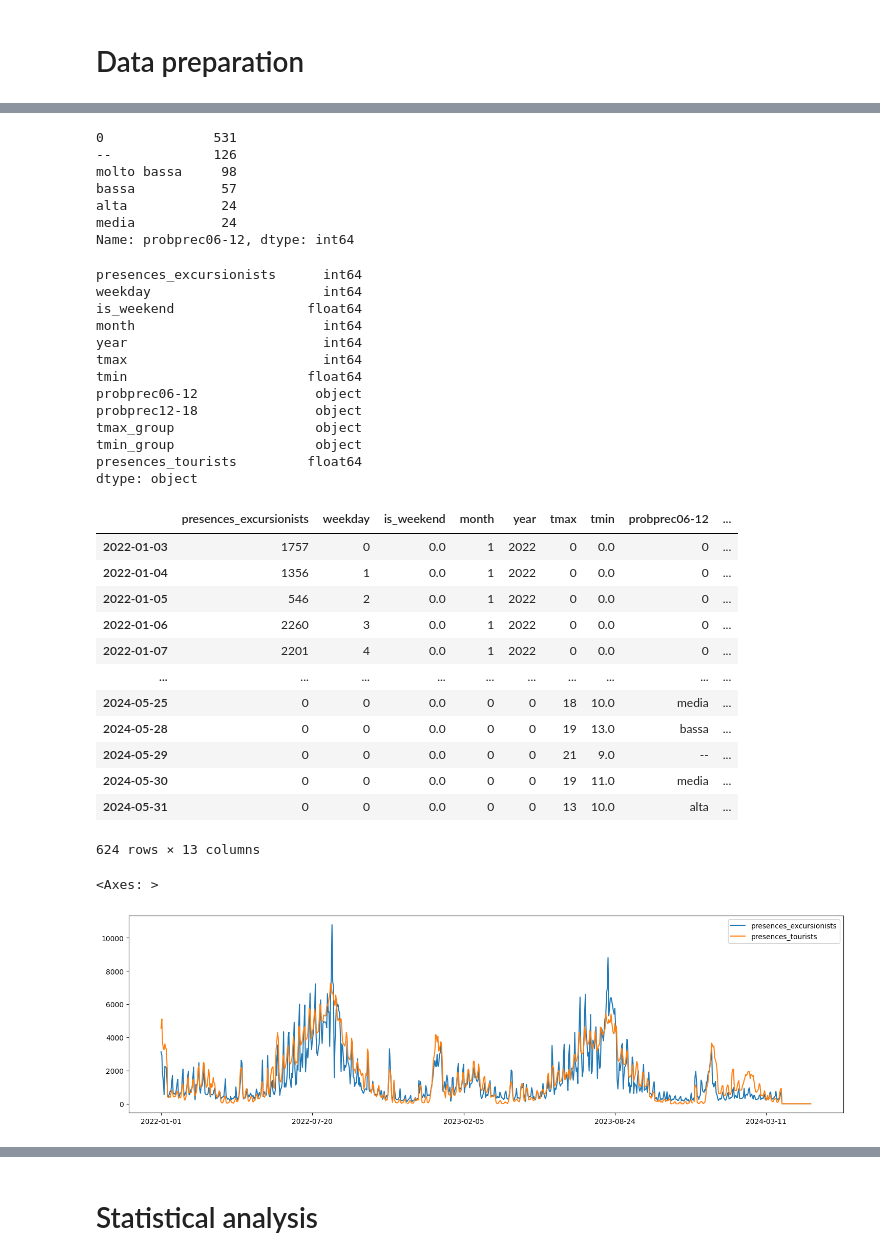
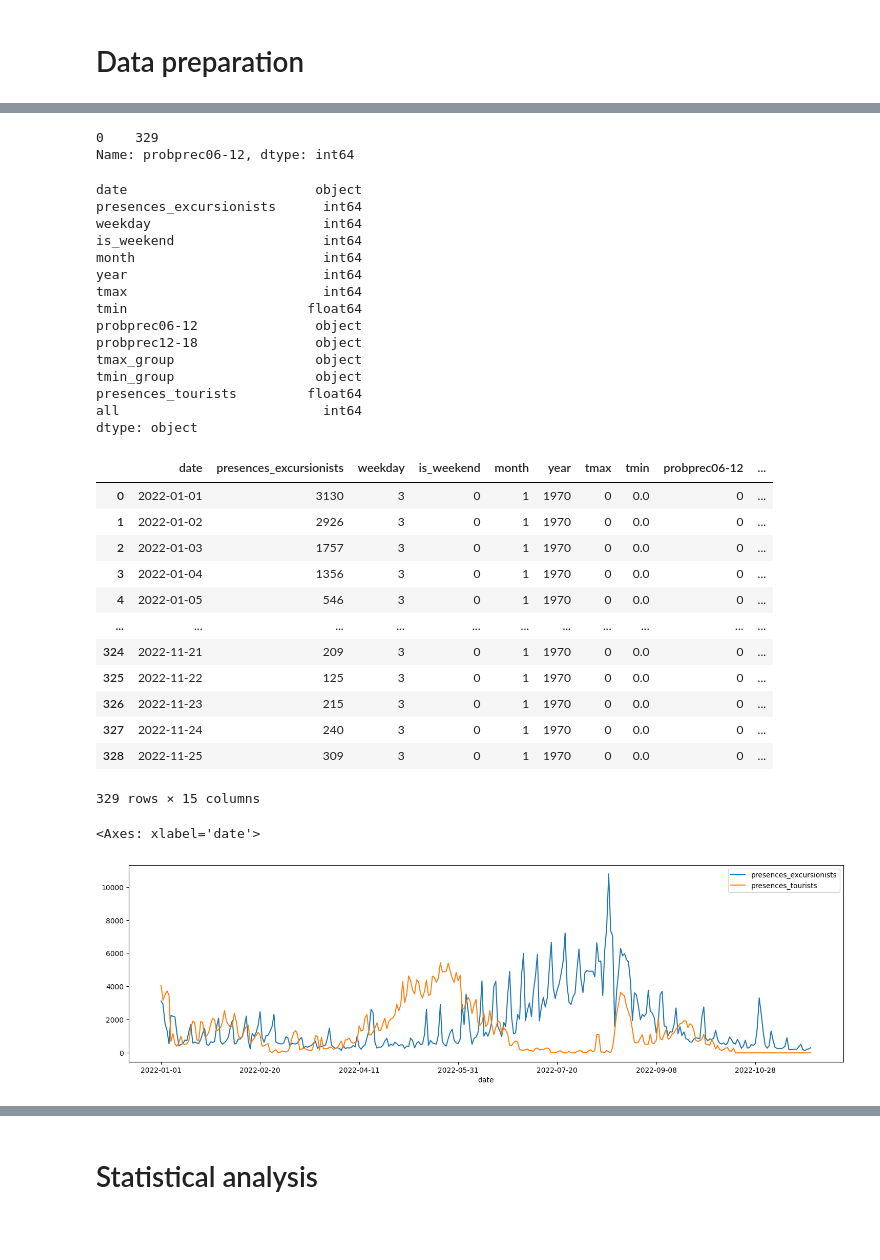
Before and after one commit to tn-aixpa/datiturismo, a Jupyter notebook: digital twin/confounding.ipynb, the cells around one changed output, grey strips where cells are left out. Drawn from its saved outputs; the diff is of its cells as text; code cells hidden in the pictures; blank space fills up the shorter version.

```diff
--- a/digital twin/confounding.ipynb
+++ b/digital twin/confounding.ipynb
@@ -55,11 +73,11 @@ attendences_df = vodafone_attendences_df[
     (vodafone_attendences_df["locType"] == LOC_TYPE_COMUNE_MOLVENO) ]
 attendences_df = attendences_df[['date','userProfile','value']]
 # tourists
-tourist_attendences_df = attendences_df[attendences_df['userProfile'] == "TOURIST"][['date','value']].groupby('date').sum()
+tourist_attendences_df = attendences_df[attendences_df['userProfile'] == "TOURIST"][['date','value']].groupby('date').sum().reset_index()
 tourist_attendences_df['weekday'] = pd.to_datetime(tourist_attendences_df.index).weekday
 tourist_attendences_df.rename(columns={"value": "presences_tourists"}, inplace=True)
 # excursionists
-excursionist_attendences_df = attendences_df[attendences_df['userProfile'] == "VISITOR"][['date','value']].groupby('date').sum()
+excursionist_attendences_df = attendences_df[attendences_df['userProfile'] == "VISITOR"][['date','value']].groupby('date').sum().reset_index()
 excursionist_attendences_df['weekday'] = pd.to_datetime(excursionist_attendences_df.index).weekday
 excursionist_attendences_df["is_weekend"] = excursionist_attendences_df["weekday"].apply(lambda el: 1 if el==6 or el==5 else 0)
 excursionist_attendences_df['month'] = pd.to_datetime(excursionist_attendences_df.index).month
@@ -71,7 +89,8 @@ meteo_df = meteotrentino_bollettino_df[
     (meteotrentino_bollettino_df["comune"].str.contains("MOLVENO")) &
     (meteotrentino_bollettino_df["data"] >= "2023-01-01") #&
     #(meteotrentino_bollettino_df["data"] <= END_DATE)
-][['data', "tmax", "tmin", "probprec06-12", "probprec12-18"]].set_index('data')
+][['data', "tmax", "tmin", "probprec06-12", "probprec12-18"]]#.set_index('data')
+meteo_df = meteo_df.rename(columns={"data": "date"})
 meteo_df["tmax_group"] = meteo_df["tmax"].map(mapping_tmax_val)
 meteo_df["tmin_group"] = meteo_df["tmin"].map(mapping_tmin_val)
 
@@ -79,5 +98,6 @@ meteo_df["tmin_group"] = meteo_df["tmin"].map(mapping_tmin_val)
 #TODO
 
 ############################################  Merged dataset: Presences + Meteo
-tourist_attendences_meteo_df = pd.merge(tourist_attendences_df, meteo_df, how='outer', left_index=True, right_index=True).fillna(0)
-excursionist_attendences_meteo_df = pd.merge(excursionist_attendences_df, meteo_df, how='outer', left_index=True, right_index=True).fillna(0)
+tourist_attendences_meteo_df = pd.merge(tourist_attendences_df, meteo_df,  how='right').fillna(0)
+excursionist_attendences_meteo_df = pd.merge(excursionist_attendences_df, meteo_df, how='left').fillna(0)
+tourist_attendences_meteo_df
@@ -112,19 +138,15 @@ resulting_T_E[resulting_T_E["all"].isna()]
 # %%
 resulting_T_E["probprec06-12"].value_counts()
 # %% [output]
-0              531
---             126
-molto bassa     98
-bassa           57
-alta            24
-media           24
+0    329
 Name: probprec06-12, dtype: int64
 # %%
 resulting_T_E.dtypes
 # %% [output]
+date                        object
 presences_excursionists      int64
 weekday                      int64
-is_weekend                 float64
+is_weekend                   int64
 month                        int64
 year                         int64
 tmax                         int64
@@ -134,26 +156,27 @@ probprec12-18               object
 tmax_group                  object
 tmin_group                  object
 presences_tourists         float64
+all                          int64
 dtype: object
 # %%
 resulting_T_E["isweekend"] = resulting_T_E["weekday"].apply(lambda el: 1 if el==6 or el==5 else 0)
 resulting_T_E[resulting_T_E["isweekend"]==0]
 # %% [output]
-|  | presences_excursionists | weekday | is_weekend | month | year | tmax | tmin | probprec06-12 | ... |
-| 2022-01-03 | 1757 | 0 | 0.0 | 1 | 2022 | 0 | 0.0 | 0 | ... |
-| 2022-01-04 | 1356 | 1 | 0.0 | 1 | 2022 | 0 | 0.0 | 0 | ... |
-| 2022-01-05 | 546 | 2 | 0.0 | 1 | 2022 | 0 | 0.0 | 0 | ... |
-| 2022-01-06 | 2260 | 3 | 0.0 | 1 | 2022 | 0 | 0.0 | 0 | ... |
-| 2022-01-07 | 2201 | 4 | 0.0 | 1 | 2022 | 0 | 0.0 | 0 | ... |
-| ... | ... | ... | ... | ... | ... | ... | ... | ... | ... |
-| 2024-05-25 | 0 | 0 | 0.0 | 0 | 0 | 18 | 10.0 | media | ... |
-| 2024-05-28 | 0 | 0 | 0.0 | 0 | 0 | 19 | 13.0 | bassa | ... |
-| 2024-05-29 | 0 | 0 | 0.0 | 0 | 0 | 21 | 9.0 | -- | ... |
-| 2024-05-30 | 0 | 0 | 0.0 | 0 | 0 | 19 | 11.0 | media | ... |
-| 2024-05-31 | 0 | 0 | 0.0 | 0 | 0 | 13 | 10.0 | alta | ... |
+|  | date | presences_excursionists | weekday | is_weekend | month | year | tmax | tmin | probprec06-12 | ... |
+| 0 | 2022-01-01 | 3130 | 3 | 0 | 1 | 1970 | 0 | 0.0 | 0 | ... |
+| 1 | 2022-01-02 | 2926 | 3 | 0 | 1 | 1970 | 0 | 0.0 | 0 | ... |
+| 2 | 2022-01-03 | 1757 | 3 | 0 | 1 | 1970 | 0 | 0.0 | 0 | ... |
+| 3 | 2022-01-04 | 1356 | 3 | 0 | 1 | 1970 | 0 | 0.0 | 0 | ... |
+| 4 | 2022-01-05 | 546 | 3 | 0 | 1 | 1970 | 0 | 0.0 | 0 | ... |
+| ... | ... | ... | ... | ... | ... | ... | ... | ... | ... | ... |
+| 324 | 2022-11-21 | 209 | 3 | 0 | 1 | 1970 | 0 | 0.0 | 0 | ... |
+| 325 | 2022-11-22 | 125 | 3 | 0 | 1 | 1970 | 0 | 0.0 | 0 | ... |
+| 326 | 2022-11-23 | 215 | 3 | 0 | 1 | 1970 | 0 | 0.0 | 0 | ... |
+| 327 | 2022-11-24 | 240 | 3 | 0 | 1 | 1970 | 0 | 0.0 | 0 | ... |
+| 328 | 2022-11-25 | 309 | 3 | 0 | 1 | 1970 | 0 | 0.0 | 0 | ... |
-624 rows × 13 columns
+329 rows × 15 columns
 # %%
-resulting_T_E[["presences_excursionists", "presences_tourists"]].plot(figsize=(18, 5))
+resulting_T_E[["date", "presences_excursionists", "presences_tourists"]].plot(x="date", figsize=(18, 5))
 # %% [output]
-<Axes: >
+<Axes: xlabel='date'>
-[figure, old version]
+[figure, new version]
```
Also changed, not shown: parts of 52 cells of this notebook.
